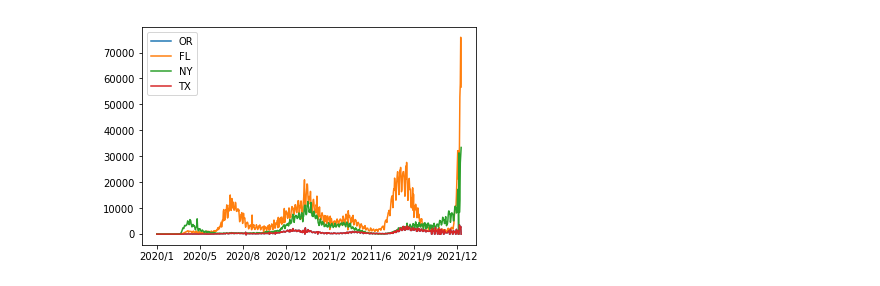
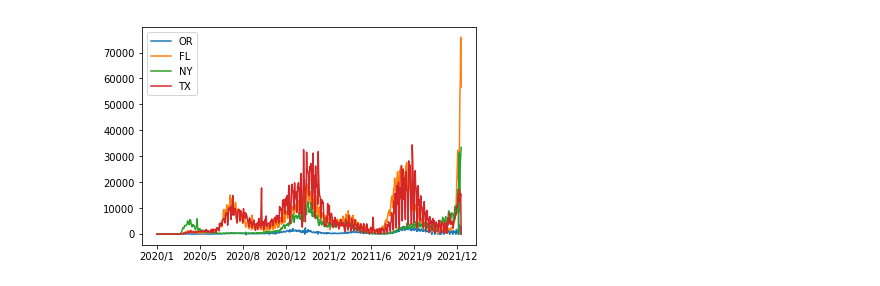
Before and after one commit to GoodrainCN/Covid_Trend, a Jupyter notebook: graphing.ipynb, the cells around one changed output. Saved outputs shown, nothing was run; the diff lists cells and outputs as text; code cells hidden in the pictures.

```diff
--- a/graphing.ipynb
+++ b/graphing.ipynb
@@ -9,24 +9,24 @@ state_list = [
 # %%
 import pandas as pd
 import matplotlib.pyplot as plt
 import math
 import numpy as np
 
 
 OR_data = pd.read_csv('cleaned/OR.csv', usecols=[5])
 FL_data = pd.read_csv('cleaned/FL.csv', usecols=[5])
 NY_data = pd.read_csv('cleaned/NY.csv', usecols=[5])
-TX_data = pd.read_csv('cleaned/OR.csv', usecols=[5])
+TX_data = pd.read_csv('cleaned/TX.csv', usecols=[5])
 
 plt.plot(OR_data, label="OR")
 plt.plot(FL_data, label='FL')
 plt.plot(NY_data, label='NY')
 plt.plot(TX_data, label='TX')
 plt.xticks(
     [0,100,200,300,400,500,600,700],
     ['2020/1','2020/5', '2020/8', '2020/12', '2021/2', '20211/6', '2021/9', '2021/12']
 )
 plt.legend(loc='best')
 plt.show()
 # %% [output]
-[figure, old version]
+[figure, new version]
```
Also changed, not shown: parts of 1 cell of this notebook.
